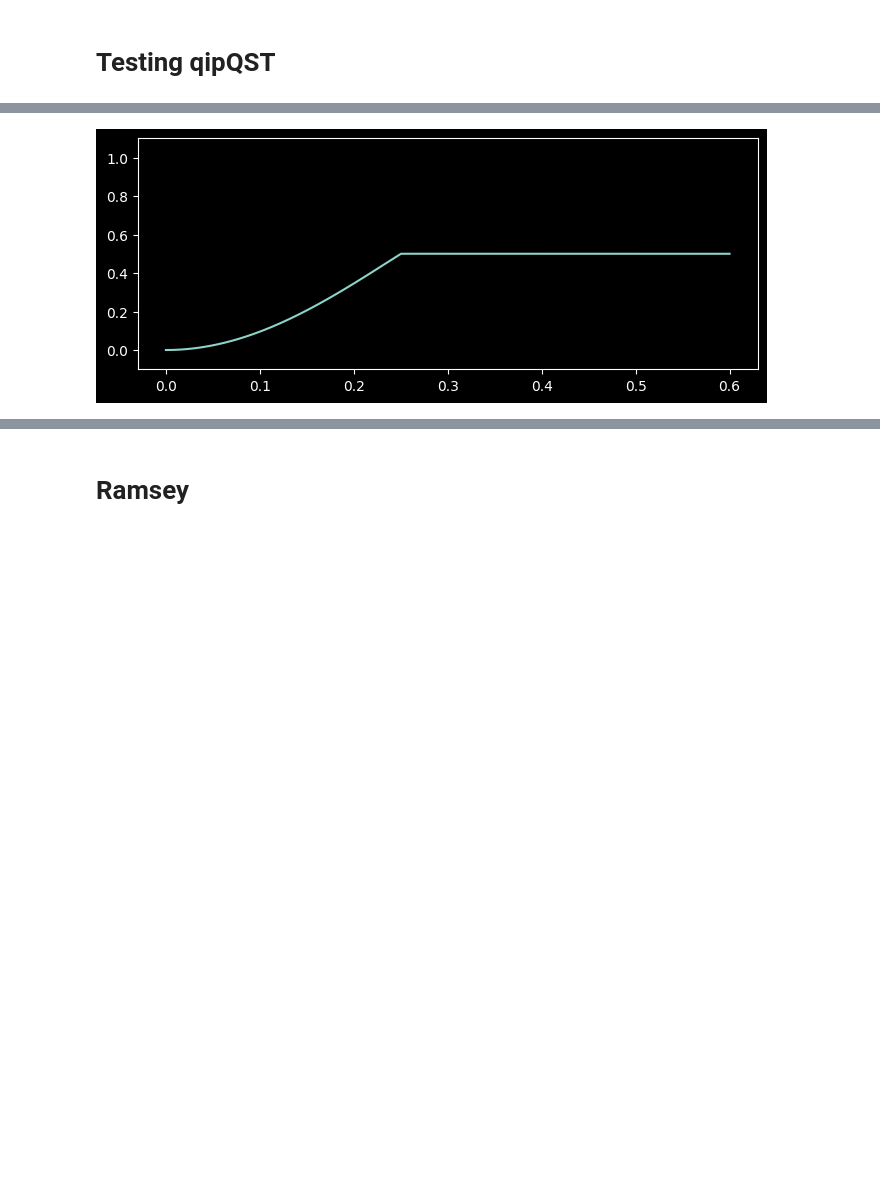
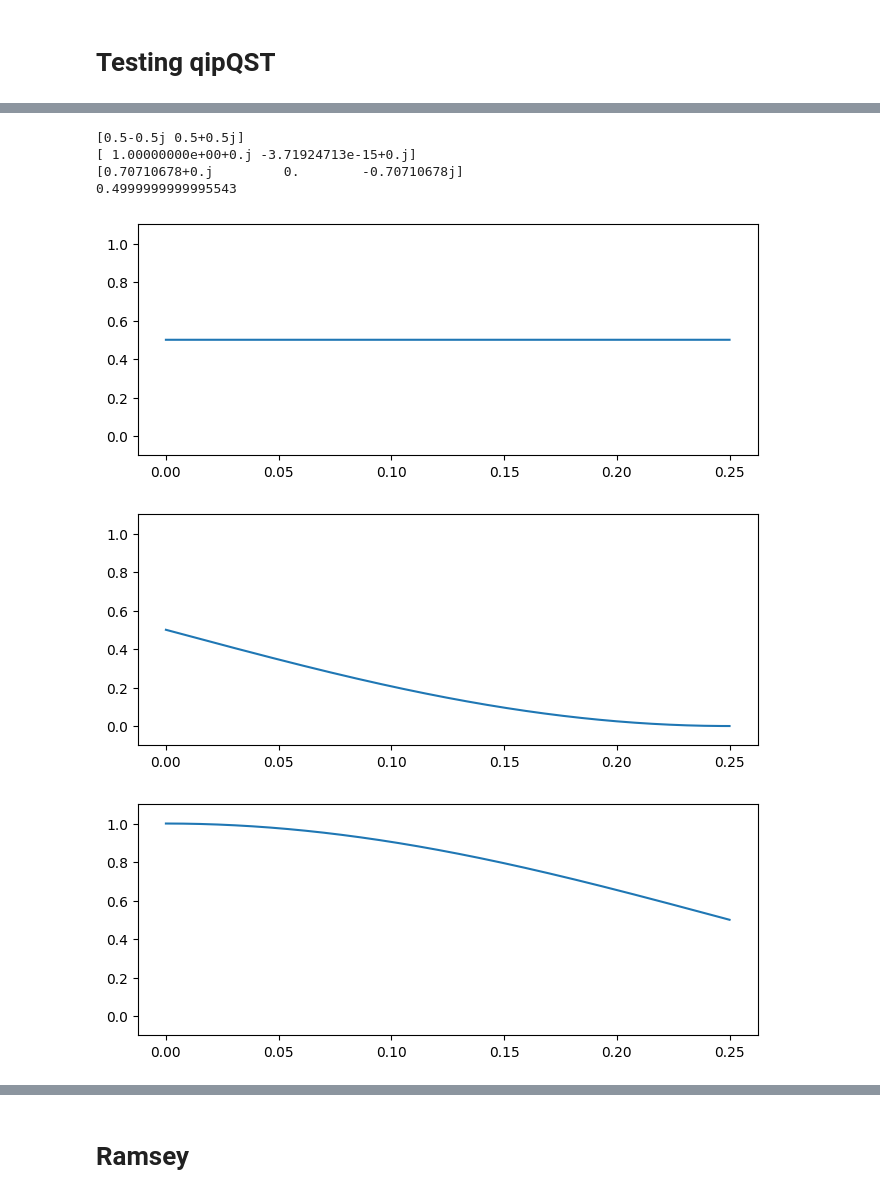
Before and after one commit to Slippery-Chickenz/qipQubitSimTools, a Jupyter notebook: example.ipynb, the cells around one changed output, grey strips where cells are left out. Saved outputs shown, nothing was run; the diff lists cells and outputs as text; code cells hidden in the pictures; blank space fills up the shorter version.

```diff
--- a/example.ipynb
+++ b/example.ipynb
@@ -10,3 +10,4 @@ import numpy as np
 import matplotlib.pyplot as plt
 
 plt.style.use('dark_background')
+plt.style.use('default')
@@ -35,4 +48,20 @@ testResult = testSimulator.simulateCircuit(1, 10000)
 # %%
-testResult.plotStates()
+%matplotlib inline
+
+print(testResult.qubit.states[-1].getState("X"))
+print(testResult.qubit.states[-1].getState("Y"))
+print(testResult.qubit.states[-1].getState("Z"))
+print(testResult.qubit.states[-1].getProbability("+X"))
+
+testResult.plotProbability("+X")
+testResult.plotProbability("+Y")
+testResult.plotProbability("+Z")
+testResult.plotBloch()
 # %% [output]
+[0.5-0.5j 0.5+0.5j]
+[ 1.00000000e+00+0.j -3.71924713e-15+0.j]
+[0.70710678+0.j         0.        -0.70710678j]
+0.4999999999995543
-[figure, old version]
+[figure, new version]
+[figure, added]
+[figure, added]
```
Also changed, not shown: parts of 10 cells of this notebook, 18 other files.
